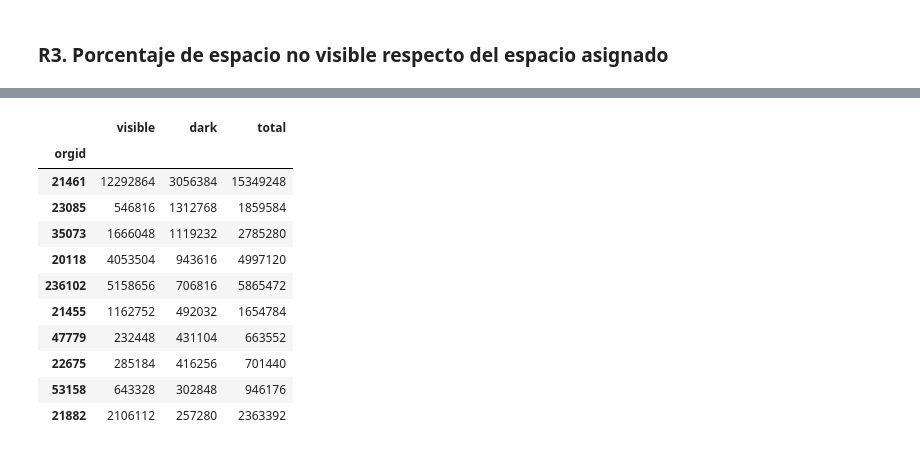
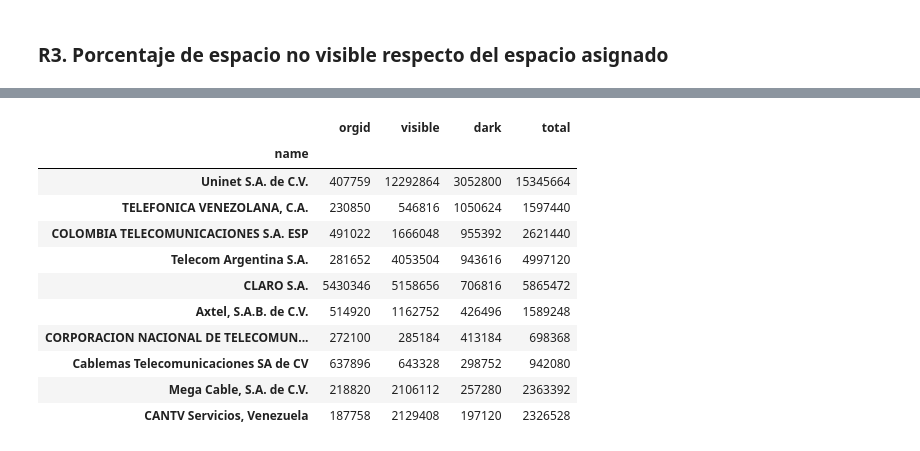
Before and after one commit to cm2c-internet-measurements/resources-not-visible, a Jupyter notebook: reports/espacio-ipv4-no-anunciado-v1.ipynb, the cells around one changed output, grey strips where cells are left out. Cells and saved outputs as stored; diff of their text form; code cells hidden in the pictures.

```diff
--- a/reports/espacio-ipv4-no-anunciado-v1.ipynb
+++ b/reports/espacio-ipv4-no-anunciado-v1.ipynb
@@ -59,8 +59,13 @@ conn = sqlite3.connect(":memory:")
 
 inf = "s1_invisible_prefixes-{}.csv".format(w_date)
 df = pandas.read_csv(inf, delimiter='|')
+orgs = pandas.read_csv("orgs_lacnic.csv")
 df.to_sql("invr", conn, if_exists='append', index=False)
 
+dark_t = df['dark'].sum()
+visible_t = df['visible'].sum()
+total_t = df['total'].sum()
+
 df.head()
 # %% [output]
 |  | orgid | prefix | visible | dark | total |
@@ -118,4 +152,3 @@ print("El porcentaje de espacio asignado pero no visible: {0:.2f}%".format(dark_
 # %%
-nva_parcial = df.query("dark>0").sort_values('dark', ascending=False)
-# nva_parcial_agg = nva_parcial.groupby('orgid')
-nva_parcial.sort_values('dark', ascending=False).head(10)
+nva_parcial = df.query("dark>0 and visible>0").sort_values('dark', ascending=False)
+nvb_parcial = nva_parcial.merge(orgs, on='orgid', how='left')
@@ -134,18 +178,19 @@ nva_parcial.sort_values('dark', ascending=False).head(10)
 # %%
-nva_parcial.groupby('orgid').sum().sort_values('dark', ascending=False).head(10)
+nvb_parcial.groupby('name').sum().sort_values('dark', ascending=False).head(10)
+# nvb_parcial.groupby('name').head(10)
 # %% [output]
-|  | visible | dark | total |
-| orgid |  |  |  |
-| 21461 | 12292864 | 3056384 | 15349248 |
-| 23085 | 546816 | 1312768 | 1859584 |
-| 35073 | 1666048 | 1119232 | 2785280 |
-| 20118 | 4053504 | 943616 | 4997120 |
-| 236102 | 5158656 | 706816 | 5865472 |
-| 21455 | 1162752 | 492032 | 1654784 |
-| 47779 | 232448 | 431104 | 663552 |
-| 22675 | 285184 | 416256 | 701440 |
-| 53158 | 643328 | 302848 | 946176 |
-| 21882 | 2106112 | 257280 | 2363392 |
+|  | orgid | visible | dark | total |
+| name |  |  |  |  |
+| Uninet S.A. de C.V. | 407759 | 12292864 | 3052800 | 15345664 |
+| TELEFONICA VENEZOLANA, C.A. | 230850 | 546816 | 1050624 | 1597440 |
+| COLOMBIA TELECOMUNICACIONES S.A. ESP | 491022 | 1666048 | 955392 | 2621440 |
+| Telecom Argentina S.A. | 281652 | 4053504 | 943616 | 4997120 |
+| CLARO S.A. | 5430346 | 5158656 | 706816 | 5865472 |
+| Axtel, S.A.B. de C.V. | 514920 | 1162752 | 426496 | 1589248 |
+| CORPORACION NACIONAL DE TELECOMUN... | 272100 | 285184 | 413184 | 698368 |
+| Cablemas Telecomunicaciones SA de CV | 637896 | 643328 | 298752 | 942080 |
+| Mega Cable, S.A. de C.V. | 218820 | 2106112 | 257280 | 2363392 |
+| CANTV Servicios, Venezuela | 187758 | 2129408 | 197120 | 2326528 |
 # %%
 nva_parcial_agg.get_group(35073).sum()
 # %% [output]
```
Also changed, not shown: parts of 18 cells of this notebook, 10 other files.
